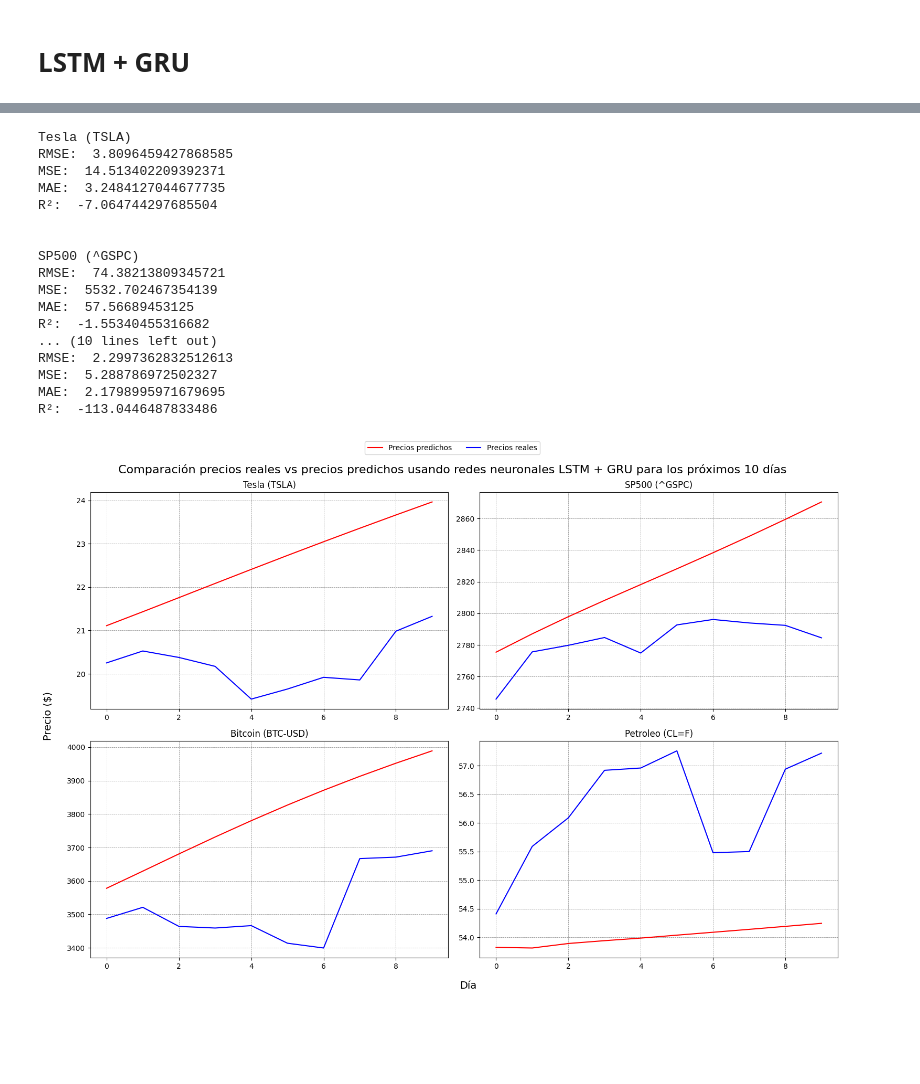
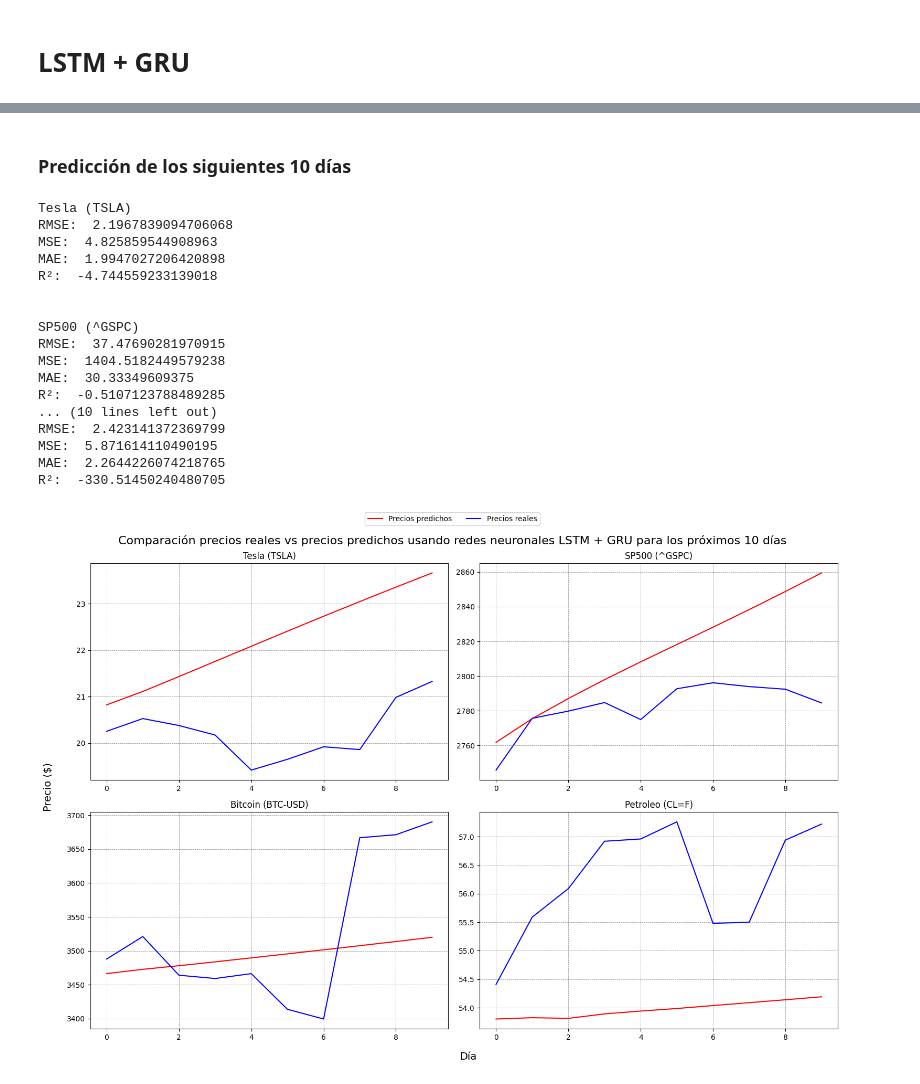
Before and after one commit to samuelvaler/TFM-PRICE-PREDICTION, a Jupyter notebook: Predicciones_2019/TFM_2010_2019.ipynb, the cells around one changed output, grey strips where cells are left out. Cells and saved outputs as stored; diff of their text form; code cells hidden in the pictures; blank space fills up the shorter version.

```diff
--- a/Predicciones_2019/TFM_2010_2019.ipynb
+++ b/Predicciones_2019/TFM_2010_2019.ipynb
@@ -213,9 +213,9 @@ def evaluate_model_seguidos(y_pred, y_test, name, ax, scaler):
     print('\n')
 
     # Graficar las predicciones y los valores verdaderos en la gráfica
-    ax.plot(original_y_pred[1:11], label=name, color='red')
+    ax.plot(original_y_pred, label=name, color='red')
     ax.grid(True, linestyle='--', linewidth=0.5, color='grey')
-    ax.plot(original_y_test[0:10], label=name, color='blue')
+    ax.plot(original_y_test, label=name, color='blue')
     ax.set_title(name)
 # %%
 def predict_n_days(data, time_steps, dias, model):
@@ -1029,14 +1021,16 @@ y_sp500_t, x_sp500_t = create_time_series_dataset(datos_sp500_test, pasos_sp500)
 y_bitcoin_t, x_bitcoin_t = create_time_series_dataset(datos_bitcoin_test, pasos_bitcoin)
 y_petroleo_t, x_petroleo_t = create_time_series_dataset(datos_petroleo_test, pasos_petroleo)
 # %%
-def create_lstm_gru(units, activation):
+def create_lstm_gru(units, activation, learning_rate):
     model = Sequential()
     model.add(LSTM(units=units, activation=activation, input_shape=(None, 1), return_sequences=True))
     model.add(LSTM(units=units, activation=activation, return_sequences=True))
     model.add(GRU(units=units, activation=activation, return_sequences=True))
     model.add(GRU(units=units, activation=activation, return_sequences=False))
     model.add(Dense(units=1))
-    model.compile(optimizer='adam', loss='mean_squared_error')
+    model.compile(loss='mean_squared_error',
+                optimizer=Adam(learning_rate=learning_rate),
+                metrics=['mean_squared_error'])
     return model
 
 
@@ -1047,7 +1041,8 @@ lstm_gru_petroleo = KerasRegressor(build_fn=create_lstm_gru)
 
 param_grid = {
     'units': [6, 12, 24, 36, 64, 128, 256, 512],
-    'activation': ['relu', 'sigmoid']
+    'activation': ['relu', 'sigmoid'],
+    'learning_rate': [0.0001, 0.001, 0.01, 0.1, 1]
 }
 
 
@@ -1060,15 +1055,3 @@ grid_search_tesla.fit(x_train_tesla, y_train_tesla)
 grid_search_sp500.fit(x_train_sp500, y_train_sp500)
 grid_search_bitcoin.fit(x_train_bitcoin, y_train_bitcoin)
 grid_search_petroleo.fit(x_train_petroleo, y_train_petroleo)
-
-print("Mejores parámetros para Tesla: ", grid_search_tesla.best_params_)
-print("Mejor resultado para Tesla: ", grid_search_tesla.best_score_)
-
-print("Mejores parámetros para SP500: ", grid_search_sp500.best_params_)
-print("Mejor resultado para SP500: ", grid_search_sp500.best_score_)
-
-print("Mejores parámetros para Bitcoin: ", grid_search_bitcoin.best_params_)
-print("Mejor resultado para Bitcoin: ", grid_search_bitcoin.best_score_)
-
-print("Mejores parámetros para Petróleo: ", grid_search_petroleo.best_params_)
-print("Mejor resultado para Petróleo: ", grid_search_petroleo.best_score_)
@@ -1103,7 +1083,7 @@ lstm_gru_tesla = Sequential()
 lstm_gru_tesla.add(LSTM(units = grid_search_tesla.best_params_['units'], activation = grid_search_tesla.best_params_['activation'], input_shape = (None, 1), return_sequences=True))
 lstm_gru_tesla.add(GRU(units = grid_search_tesla.best_params_['units'], activation = grid_search_tesla.best_params_['activation'], return_sequences=False))
 lstm_gru_tesla.add(Dense(units = 1))
-lstm_gru_tesla.compile(optimizer = 'adam', loss = 'mean_squared_error')
+lstm_gru_tesla.compile(optimizer=Adam(learning_rate=grid_search_tesla.best_params_['learning_rate']), loss = 'mean_squared_error')
 history = lstm_gru_tesla.fit(x_train_tesla, y_train_tesla, epochs=200, batch_size=32, verbose = False)
 score = lstm_gru_tesla.evaluate(x_tesla_t, y_tesla_t, batch_size=32)
 y_pred_tesla_t = lstm_gru_tesla.predict(x_tesla_t)
@@ -1116,7 +1096,7 @@ lstm_gru_sp500.add(LSTM(units = grid_search_sp500.best_params_['units'], activat
 lstm_gru_sp500.add(GRU(units = grid_search_sp500.best_params_['units'], activation = grid_search_sp500.best_params_['activation'], return_sequences=True))
 lstm_gru_sp500.add(GRU(units = grid_search_sp500.best_params_['units'], activation = grid_search_sp500.best_params_['activation'], return_sequences=False))
 lstm_gru_sp500.add(Dense(units = 1))
-lstm_gru_sp500.compile(optimizer='adam', loss='mean_squared_error')
+lstm_gru_sp500.compile(optimizer=Adam(learning_rate=grid_search_sp500.best_params_['learning_rate']), loss='mean_squared_error')
 history = lstm_gru_sp500.fit(x_train_sp500, y_train_sp500, epochs=200, batch_size=32, verbose = False)
 score = lstm_gru_sp500.evaluate(x_sp500_t, y_sp500_t, batch_size=32)
 y_pred_sp500_t = lstm_gru_sp500.predict(x_sp500_t)
@@ -1127,7 +1107,7 @@ lstm_gru_bitcoin = Sequential()
 lstm_gru_bitcoin.add(LSTM(units = grid_search_bitcoin.best_params_['units'], activation = grid_search_bitcoin.best_params_['activation'], input_shape = (None, 1), return_sequences=True))
 lstm_gru_bitcoin.add(GRU(units = grid_search_bitcoin.best_params_['units'], activation = grid_search_bitcoin.best_params_['activation'], return_sequences=False))
 lstm_gru_bitcoin.add(Dense(units = 1))
-lstm_gru_bitcoin.compile(optimizer='adam', loss='mean_squared_error')
+lstm_gru_bitcoin.compile(optimizer=Adam(learning_rate=grid_search_bitcoin.best_params_['learning_rate']), loss='mean_squared_error')
 history = lstm_gru_bitcoin.fit(x_train_bitcoin, y_train_bitcoin, epochs=200, batch_size=32, verbose = False)
 score = lstm_gru_bitcoin.evaluate(x_bitcoin_t, y_bitcoin_t, batch_size=32)
 y_pred_bitcoin_t = lstm_gru_bitcoin.predict(x_bitcoin_t)
@@ -1139,7 +1119,7 @@ lstm_gru_petroleo = Sequential()
 lstm_gru_petroleo.add(LSTM(units = grid_search_petroleo.best_params_['units'], activation = grid_search_petroleo.best_params_['activation'], input_shape = (None, 1), return_sequences=True))
 lstm_gru_petroleo.add(GRU(units = grid_search_petroleo.best_params_['units'], activation = grid_search_petroleo.best_params_['activation'], return_sequences=False))
 lstm_gru_petroleo.add(Dense(units = 1))
-lstm_gru_petroleo.compile(optimizer='adam', loss='mean_squared_error')
+lstm_gru_petroleo.compile(optimizer=Adam(learning_rate=grid_search_petroleo.best_params_['learning_rate']), loss='mean_squared_error')
 history = lstm_gru_petroleo.fit(x_train_petroleo, y_train_petroleo, epochs=200, batch_size=32, verbose = False)
 score = lstm_gru_petroleo.evaluate(x_petroleo_t, y_petroleo_t, batch_size=32)
 y_pred_petroleo_t = lstm_gru_petroleo.predict(x_petroleo_t)
@@ -1176,43 +1156,45 @@ R²:  0.9441213854179104
+# %% [markdown]
+### Predicción de los siguientes 10 días
 # %%
-dias = 15
+dias = 10
 
 fig, axs = plt.subplots(2, 2, figsize=(15, 10))
 
 y_pred_tesla_t = predict_n_days_red(datos_tesla_test[0:pasos_tesla], pasos_tesla, dias, lstm_gru_tesla)
 evaluate_model_seguidos(y_pred_tesla_t, y_tesla_t[0:dias], "Tesla (TSLA)", axs[0, 0], scaler_tesla)
 
 y_pred_sp500_t = predict_n_days_red(datos_sp500_test[0:pasos_sp500], pasos_sp500, dias, lstm_gru_sp500)
 evaluate_model_seguidos(y_pred_sp500_t, y_sp500_t[0:dias], "SP500 (^GSPC)", axs[0, 1], scaler_sp500)
 
 y_pred_bitcoin_t = predict_n_days_red(datos_bitcoin_test[0:pasos_bitcoin], pasos_bitcoin, dias, lstm_gru_bitcoin)
 evaluate_model_seguidos(y_pred_bitcoin_t, y_bitcoin_t[0:dias], "Bitcoin (BTC-USD)", axs[1, 0], scaler_bitcoin)
 
 y_pred_petroleo_t = predict_n_days_red(datos_petroleo_test[0:pasos_petroleo], pasos_petroleo, dias, lstm_gru_petroleo)
 evaluate_model_seguidos(y_pred_petroleo_t, y_petroleo_t[0:dias], "Petroleo (CL=F)", axs[1, 1], scaler_petroleo)
 
 fig.text(0.52, -0.02, 'Día', ha='center', fontsize=14)
 fig.text(-0.02, 0.5, 'Precio ($)', va='center', rotation='vertical', fontsize=14)
 fig.suptitle('Comparación precios reales vs precios predichos usando redes neuronales LSTM + GRU para los próximos 10 días', fontsize=16)
 fig.legend(['Precios predichos', 'Precios reales'], loc='upper center', bbox_to_anchor=(0.5, 1.03), ncol=4)  # añade leyenda general para todo el gráfico
 
 plt.tight_layout()
 plt.show()
 # %% [output]
 Tesla (TSLA)
-RMSE:  3.8096459427868585
-MSE:  14.513402209392371
-MAE:  3.2484127044677735
-R²:  -7.064744297685504
+RMSE:  2.1967839094706068
+MSE:  4.825859544908963
+MAE:  1.9947027206420898
+R²:  -4.744559233139018
 
 
 SP500 (^GSPC)
-RMSE:  74.38213809345721
-MSE:  5532.702467354139
-MAE:  57.56689453125
-R²:  -1.55340455316682
+RMSE:  37.47690281970915
+MSE:  1404.5182449579238
+MAE:  30.33349609375
+R²:  -0.5107123788489285
 ... (10 lines left out)
-RMSE:  2.2997362832512613
-MSE:  5.288786972502327
-MAE:  2.1798995971679695
-R²:  -113.0446487833486
+RMSE:  2.423141372369799
+MSE:  5.871614110490195
+MAE:  2.2644226074218765
+R²:  -330.51450240480705
-[figure, old version]
+[figure, new version]
```
Also changed, not shown: parts of 21 cells of this notebook, 9 other files.
